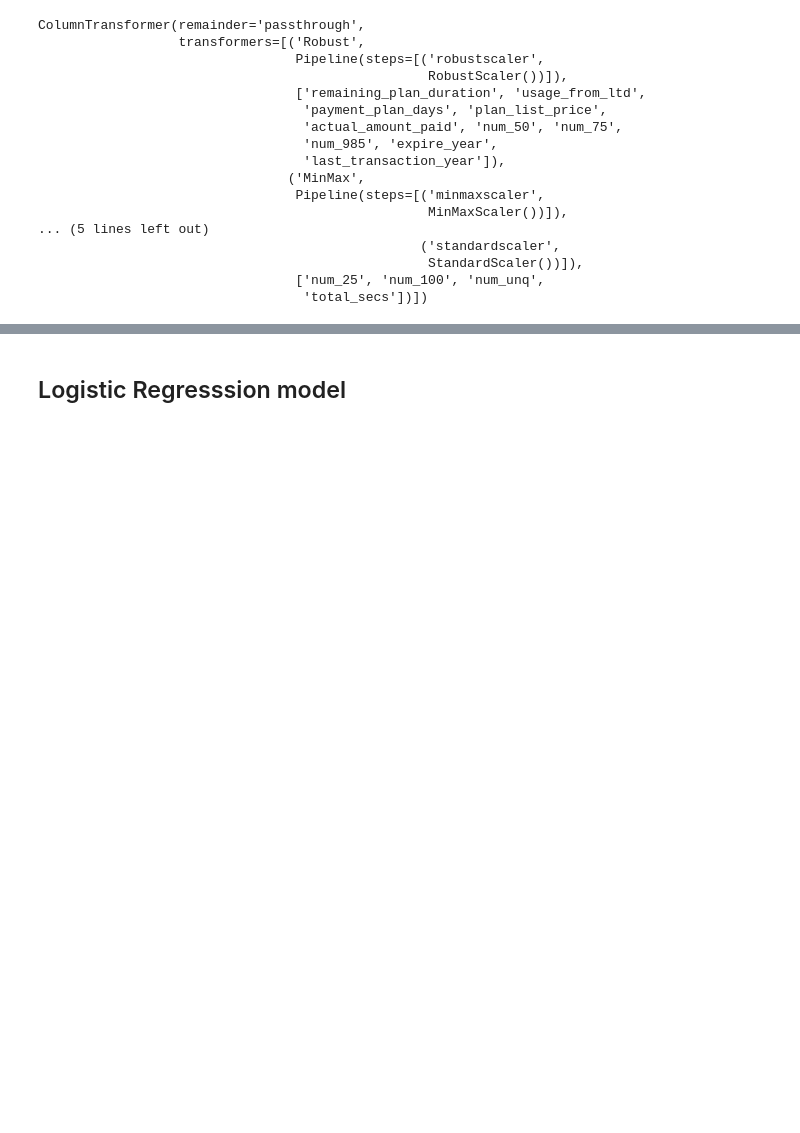
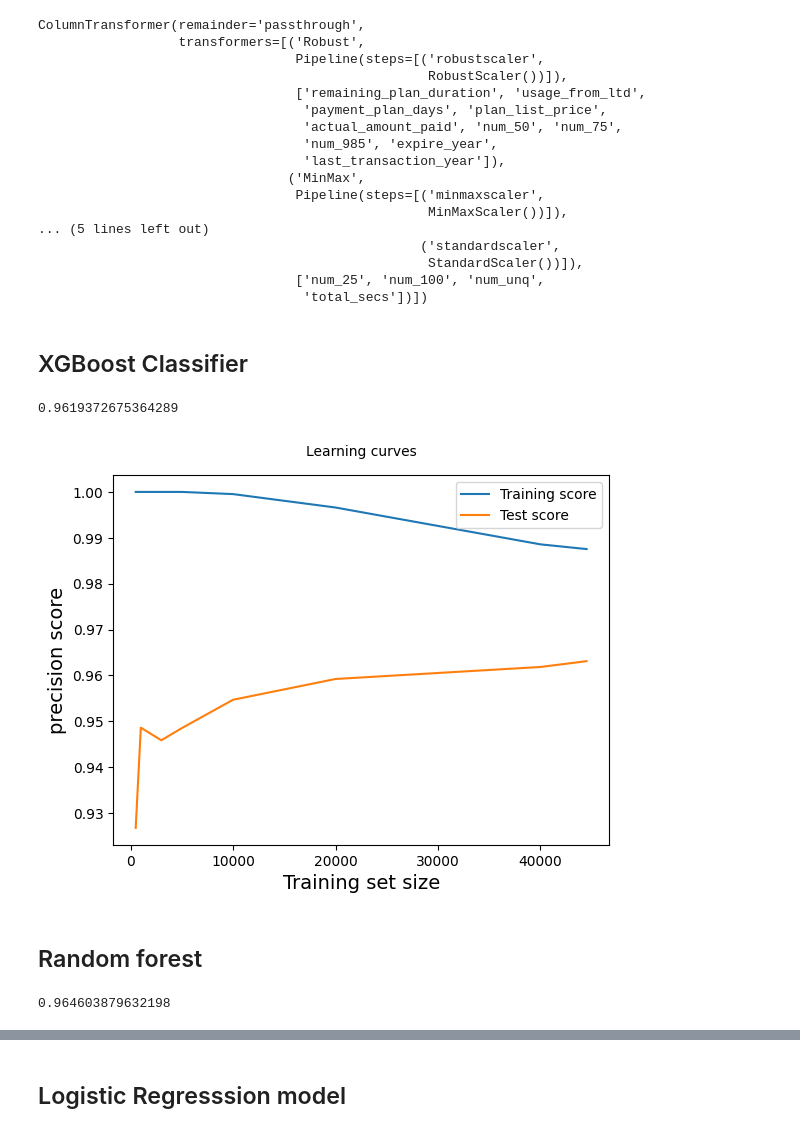
Before and after one commit to XavierLooyens/Churn_prediction, a Jupyter notebook: notebooks/Logistic_regression_with_random_grid_search.ipynb, the cells around one changed output, grey strips where cells are left out. Saved outputs shown, nothing was run; the diff lists cells and outputs as text; code cells hidden in the pictures; blank space fills up the shorter version.

Commit message:
upload finished model and confusion matrices

```diff
--- a/notebooks/Logistic_regression_with_random_grid_search.ipynb
+++ b/notebooks/Logistic_regression_with_random_grid_search.ipynb
@@ -127,3 +130,46 @@ X_train_transformed = pd.DataFrame(
     X_train_transformed,
     columns=X.columns
 )
+# %% [markdown]
+## XGBoost Classifier
+# %%
+xgb_clas = XGBClassifier()
+
+cv_results = cross_validate(model, X_train_transformed, y, cv=5, scoring='precision')
+
+precision_xgb = cv_results['test_score'].mean()
+
+warnings.filterwarnings('ignore')
+# %%
+precision_xgb
+# %% [output]
+0.9619372675364289
+# %%
+#learning curves for all features with xgboost
+
+train_sizes = [100, 500, 1000, 3000, 5000, 10000, 20000, 40000, 44500]
+
+train_sizes, train_scores, test_scores = learning_curve(
+    estimator=xgb_clas,
+    X=X_train_transformed,
+    y=y,
+    train_sizes=train_sizes,
+    cv=5,
+    scoring='precision'  # Set scoring to precision
+)
+
+train_scores_mean = np.mean(train_scores, axis=1)
+test_scores_mean = np.mean(test_scores, axis=1)
+
+plt.plot(train_sizes, train_scores_mean, label = 'Training score')
+plt.plot(train_sizes, test_scores_mean, label = 'Test score')
+plt.ylabel('precision score', fontsize=14)  # Change the ylabel to precision score
+plt.xlabel('Training set size', fontsize=14)
+plt.title('Learning curves', fontsize=10, y=1.03)
+plt.legend()
+
+warnings.filterwarnings('ignore')
+# %% [output]
+[figure, added]
+# %% [markdown]
+## Random forest
@@ -129,0 +184,4 @@ X_train_transformed = pd.DataFrame(
+# %%
+precision_random_forest
+# %% [output]
+0.964603879632198
```
Also changed, not shown: parts of 16 cells of this notebook, 1 other file.
